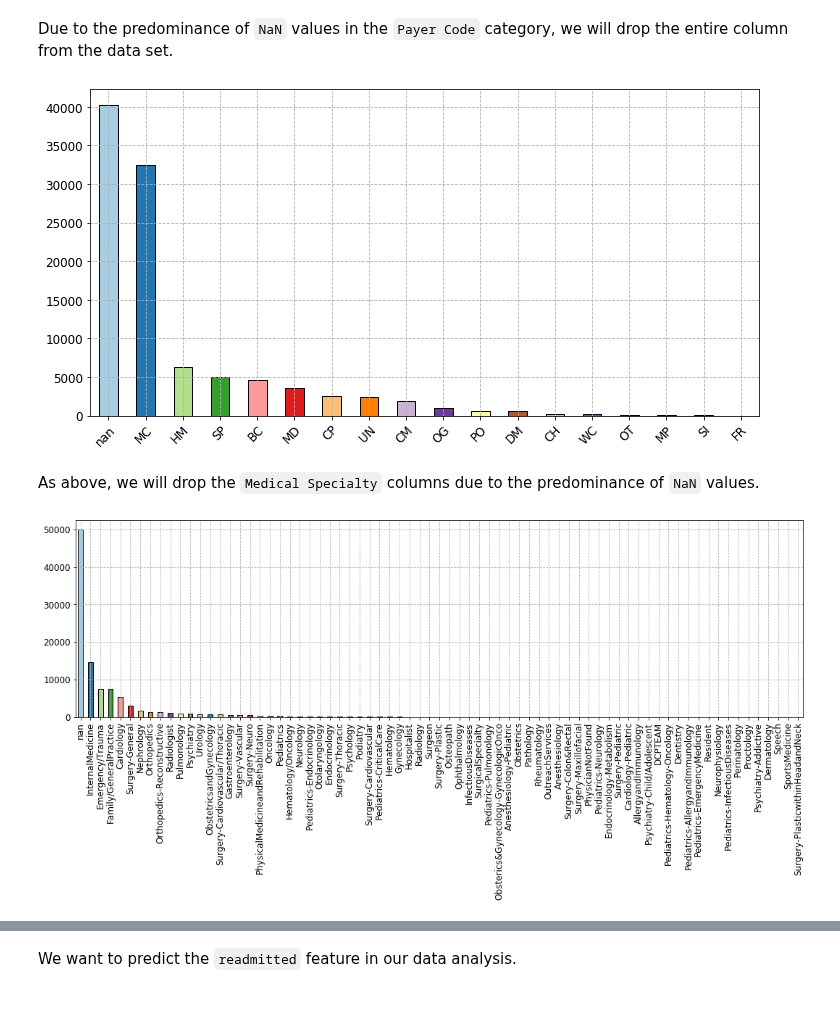
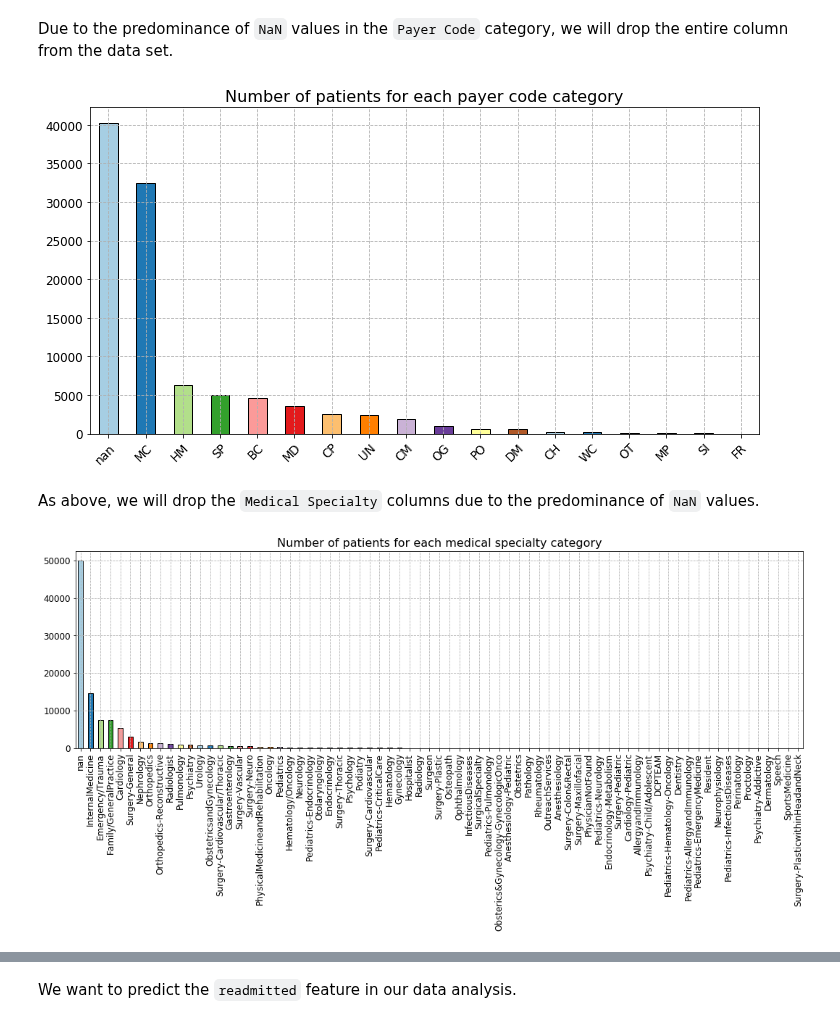
Before and after one commit to capac/kaggle-notebooks, a Jupyter notebook: diabetes-in-130-US-hospitals/1-data-preparation.ipynb, the cells around one changed output, grey strips where cells are left out. Saved outputs shown, nothing was run; the diff lists cells and outputs as text; code cells hidden in the pictures.

```diff
--- a/diabetes-in-130-US-hospitals/1-data-preparation.ipynb
+++ b/diabetes-in-130-US-hospitals/1-data-preparation.ipynb
@@ -177,11 +179,12 @@ Due to the predominance of `NaN` values in the `Payer Code` category, we will dr
 # %%
 payer_code_sorted_df = df['payer_code'].value_counts(dropna=False)
 ax = payer_code_sorted_df.plot(kind='bar', color=plt.cm.Paired.colors, figsize=(12, 6), edgecolor='k')
 plt.setp(ax.get_xticklabels(), ha="right", rotation_mode="anchor", rotation=45, fontsize=12)
 plt.setp(ax.get_yticklabels(), fontsize=12)
+ax.set_title('Number of patients for each payer code category', fontsize=16)
 plt.grid(True, linestyle='--');
 # %% [output]
-[figure, old version]
+[figure, new version]
 # %% [markdown]
 As above, we will drop the `Medical Specialty` columns due to the predominance of `NaN` values.
 # %%
@@ -189,9 +192,10 @@ medical_specialty_df = df['medical_specialty'].value_counts(dropna=False)
 ax = medical_specialty_df.plot(kind='bar', color=plt.cm.Paired.colors, figsize=(18, 5), edgecolor='k')
 plt.setp(ax.get_xticklabels(), fontsize=12)
 plt.setp(ax.get_yticklabels(), fontsize=12)
+ax.set_title('Number of patients for each medical specialty category', fontsize=16)
 plt.grid(True, linestyle='--');
 # %% [output]
-[figure, old version]
+[figure, new version]
 # %%
 age_df = df['age'].value_counts(dropna=False)
 ax = age_df.plot(kind='bar', color=plt.cm.Paired.colors, figsize=(8, 5), edgecolor='k')
```
Also changed, not shown: parts of 9 cells of this notebook.
